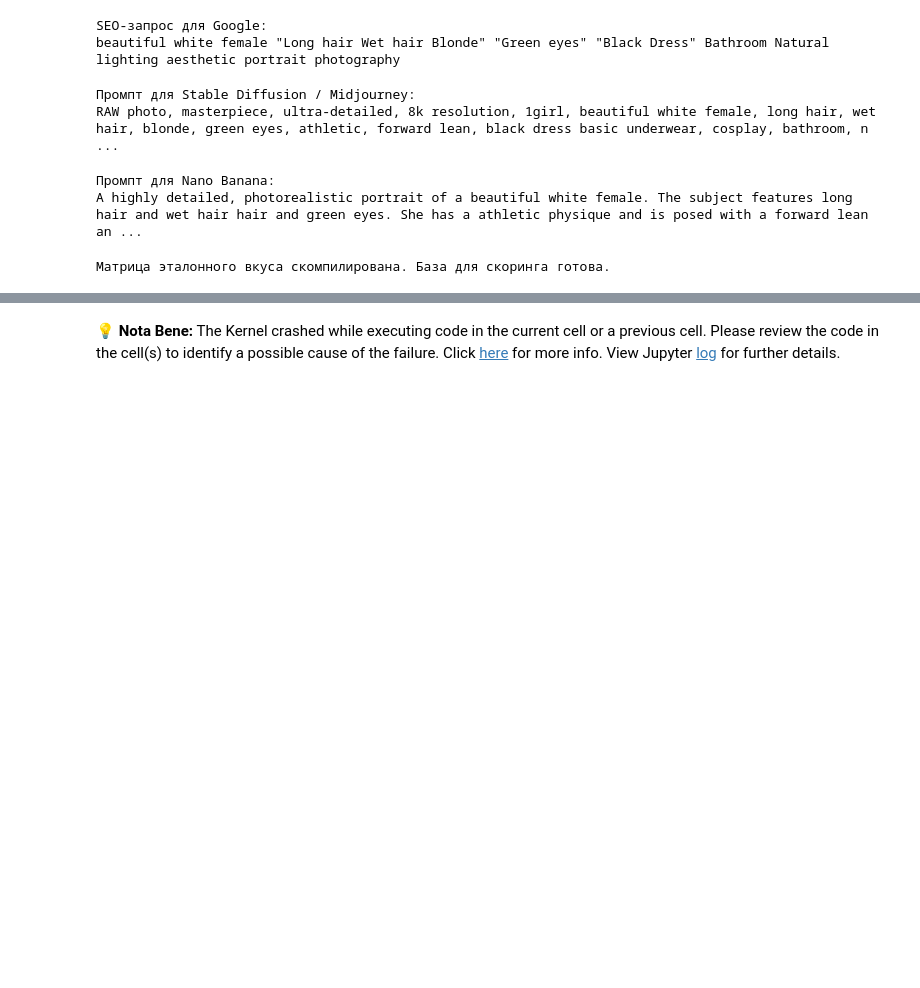
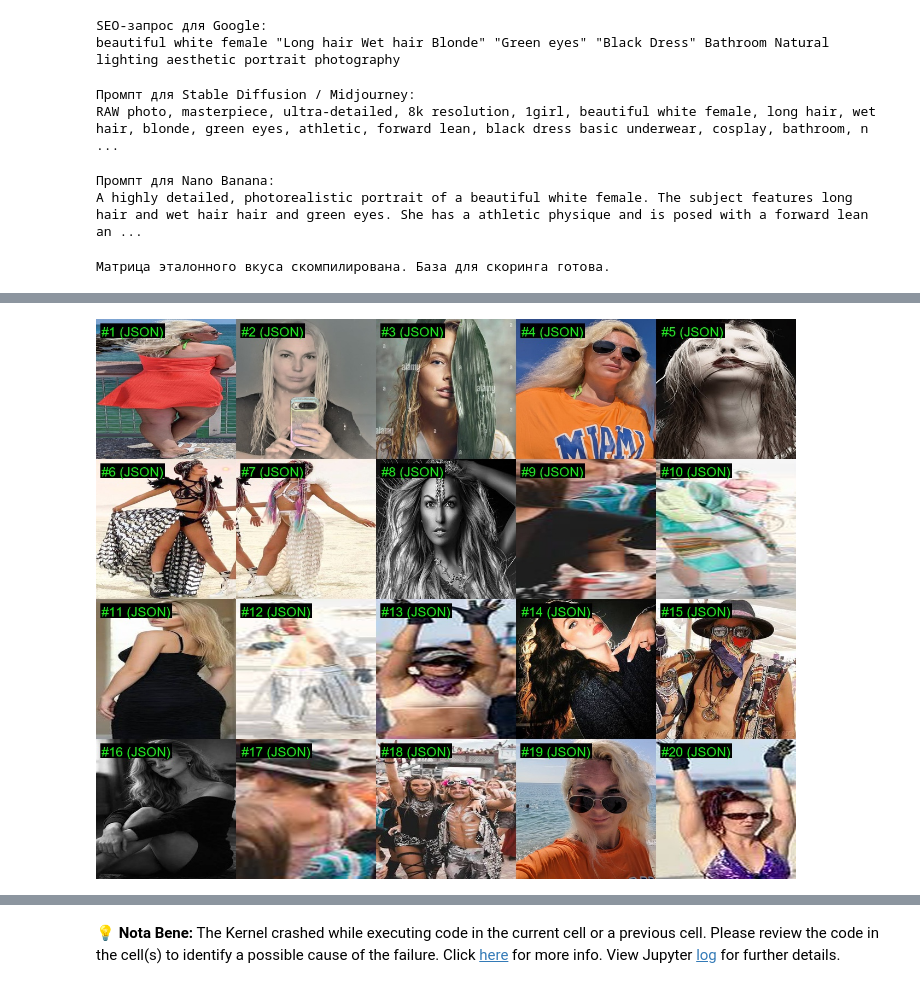
Before and after one commit to AlexPoloAI/Alex-Polo-AI-Portfolio, a Jupyter notebook: ITAI_1378_Labs/Attractor_Project/notebooks/attractor_main.ipynb, the cells around one changed output, grey strips where cells are left out. Drawn from its saved outputs; the diff is of its cells as text; code cells hidden in the pictures; blank space fills up the shorter version.

```diff
--- a/ITAI_1378_Labs/Attractor_Project/notebooks/attractor_main.ipynb
+++ b/ITAI_1378_Labs/Attractor_Project/notebooks/attractor_main.ipynb
@@ -50,15 +59,23 @@ Speed: 2.5ms preprocess, 27.5ms inference, 0.5ms postprocess per image at shape
 Тест скорости завершен успешно.
+# %%
+# Конфигуратор пайплайнов
+RUN_JSON_PIPELINE = True  # Переключите в True, если нужно прогнать Qwen2-VL
+RUN_SVM_PIPELINE = True    # Переключите в False, если SVM инференс не нужен
 # %%
-# Папки для организации и тестирования
+# Папки для организации и тестирования (JSON и SVM пайплайны)
 input_dir = "../data/01_my_taste_profiles"
 output_dir = "../data/02_processed_pics"
 test_dir = "../data/03_persons_pics"
 tmp_dir = "../data/04_tmp_crops"
-results_dir = "../data/05_results"
+results_JSON_dir = "../data/05_results_JSON"
+results_SVM_dir = "../data/06_results_SVM"
+model_dir = "../models/svm_weights"
 model_path = "../models/Qwen2-VL-7B-Instruct" # Указываем локальную папку
 
-# Создаем необходимые директории, если их нет
+# Создаем необходимые директории для обоих пайплайнов, если их нет
 os.makedirs(output_dir, exist_ok=True)
 os.makedirs(test_dir, exist_ok=True)
 os.makedirs(tmp_dir, exist_ok=True)
-os.makedirs(results_dir, exist_ok=True)
+os.makedirs(results_JSON_dir, exist_ok=True)
+os.makedirs(results_SVM_dir, exist_ok=True)
+os.makedirs(model_dir, exist_ok=True)
@@ -695,0 +651,60 @@ else:
+# %%
+# ЯЧЕЙКА 14: Визуализация результатов JSON
+if RUN_JSON_PIPELINE:
+    cache_file = os.path.join(results_JSON_dir, "top_20_cache.json")
+    if not os.path.exists(cache_file):
+        print("Кэш не найден. Сначала выполните ячейку инференса JSON.")
+    else:
+        with open(cache_file, "r", encoding="utf-8") as f:
+            top_20 = json.load(f)
+
+        print("=== ТАБЛИЦА РЕЛЕВАНТНОСТИ (TOP-20) по алгоритму JSON ===")
+        print(f"{'Ранг':<5} | {'Скор':<7} | {'Файл'}")
+        print("-" * 50)
+        for rank, item in enumerate(top_20, 1):
+            print(f"#{rank:<4} | {item['score']}%{'':<1} | {item['filename']}")
+        print("-" * 50 + "\n")
+
+        if top_20:
+            print("[СИСТЕМА] Рендер сетки изображений JSON через PIL...")
+            thumb_size = 256
+            cols, rows = 5, 4
+            grid_width = cols * thumb_size
+            grid_height = rows * thumb_size
+            master_grid = Image.new('RGB', (grid_width, grid_height), color='black')
+
+            try:
+                font = ImageFont.truetype("arial.ttf", 24)
+            except IOError:
+                font = ImageFont.load_default()
+
+            for idx, item in enumerate(top_20):
+                if idx >= cols * rows: break
+                img_path = item["path"].replace("../", "../")
+                try:
+                    with Image.open(img_path) as img:
+                        resized_img = img.resize((thumb_size, thumb_size), Image.Resampling.LANCZOS)
+                        draw = ImageDraw.Draw(resized_img)
+                        text = f"#{idx + 1} (JSON)"
+                        text_bbox = draw.textbbox((0, 0), text, font=font)
+                        text_width = text_bbox[2] - text_bbox[0]
+                        text_height = text_bbox[3] - text_bbox[1]
+                        x_padding, y_padding = 10, 10
+                        bg_rect = [x_padding - 2, y_padding - 2, x_padding + text_width + 2, y_padding + text_height + 2]
+                        draw.rectangle(bg_rect, fill="black")
+                        draw.text((x_padding, y_padding), text, fill="lime", font=font)
+                        pos_x = (idx % cols) * thumb_size
+                        pos_y = (idx // cols) * thumb_size
+                        master_grid.paste(resized_img, (pos_x, pos_y))
+                except Exception as e:
+                    pass
+
+            safe_output_path = os.path.join(results_JSON_dir, "top_20_grid_result.jpg")
+            master_grid.save(safe_output_path, format='JPEG', quality=95)
+            master_grid.close()
+
+            print(f"[СИСТЕМА] Графическая сетка по алгоритму JSON аппаратно сохранена на SSD: {safe_output_path}")
+            display(IPyImage(filename=safe_output_path))
+        else:
+            print("В целевой директории не найдено ни одного подходящего совпадения по алгоритму JSON.")
+# %% [output]
@@ -695,0 +728 @@ else:
+[figure, added]
```
Also changed, not shown: parts of 10 cells of this notebook.
